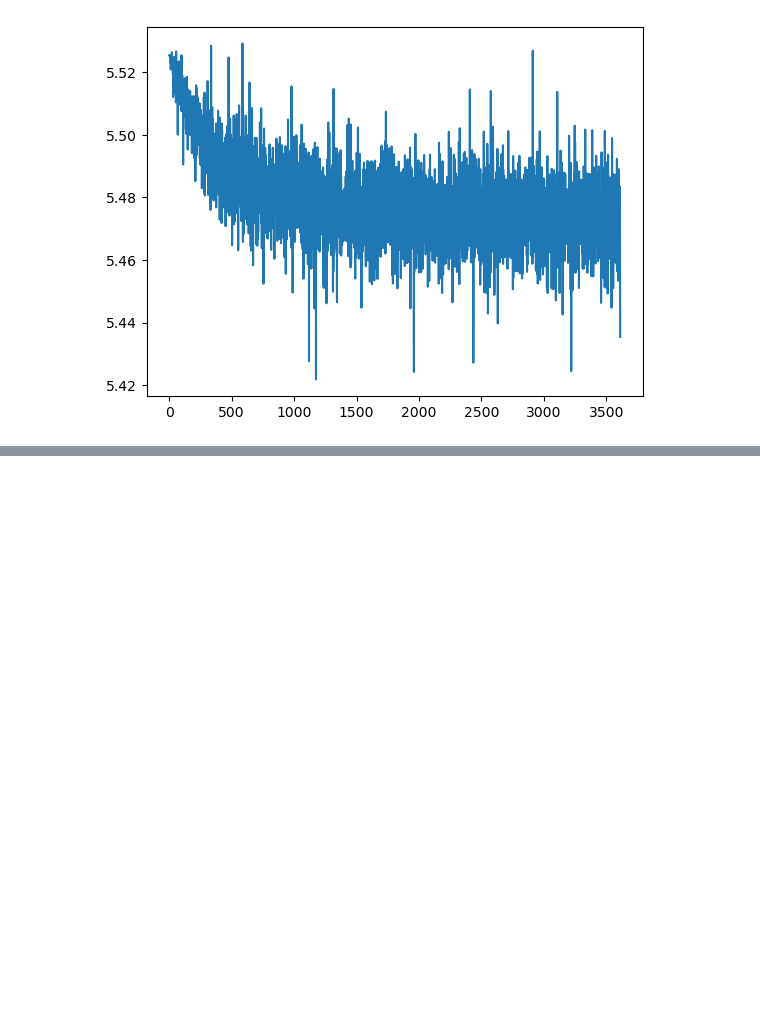
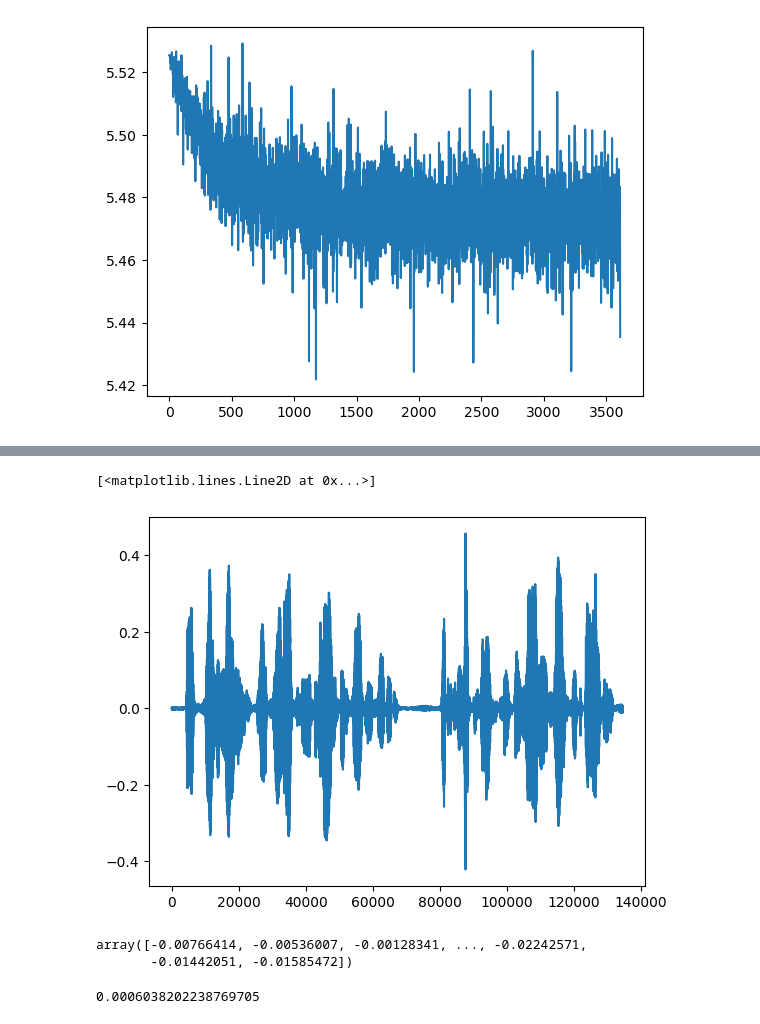
Before and after one commit to GuotongWu/AAI-Final, a Jupyter notebook: test.ipynb, the cells around one changed output, grey strips where cells are left out. Cells and saved outputs as stored; diff of their text form; code cells hidden in the pictures; blank space fills up the shorter version.

```diff
--- a/test.ipynb
+++ b/test.ipynb
@@ -285,0 +327,5 @@ plt.plot(range(len(train_loss)), train_loss)
+# %%
+train_sound, _ = sf.read("./LibriSpeech-SI/train/spk001/spk001_002.flac")
+test_sound, _ = sf.read("./LibriSpeech-SI/test/test0001.flac")
+nosiy_sound, _ = sf.read("./LibriSpeech-SI/test-noisy/test2658.flac")
+noisy, _ = sf.read("./LibriSpeech-SI/noise/--Lj4Y_96f0.wav")
@@ -285,0 +335,10 @@ plt.plot(range(len(train_loss)), train_loss)
+# %%
+plt.plot(range(len(train_sound)), train_sound)
+# %% [output]
+[<matplotlib.lines.Line2D at 0x...>]
+[figure, added]
+# %%
+noisy
+# %% [output]
+array([-0.00766414, -0.00536007, -0.00128341, ..., -0.02242571,
+       -0.01442051, -0.01585472])
@@ -285,0 +348,4 @@ plt.plot(range(len(train_loss)), train_loss)
+# %%
+signal_power(noisy)
+# %% [output]
+0.0006038202238769705
```
Also changed, not shown: parts of 8 cells of this notebook, 3 other files.
